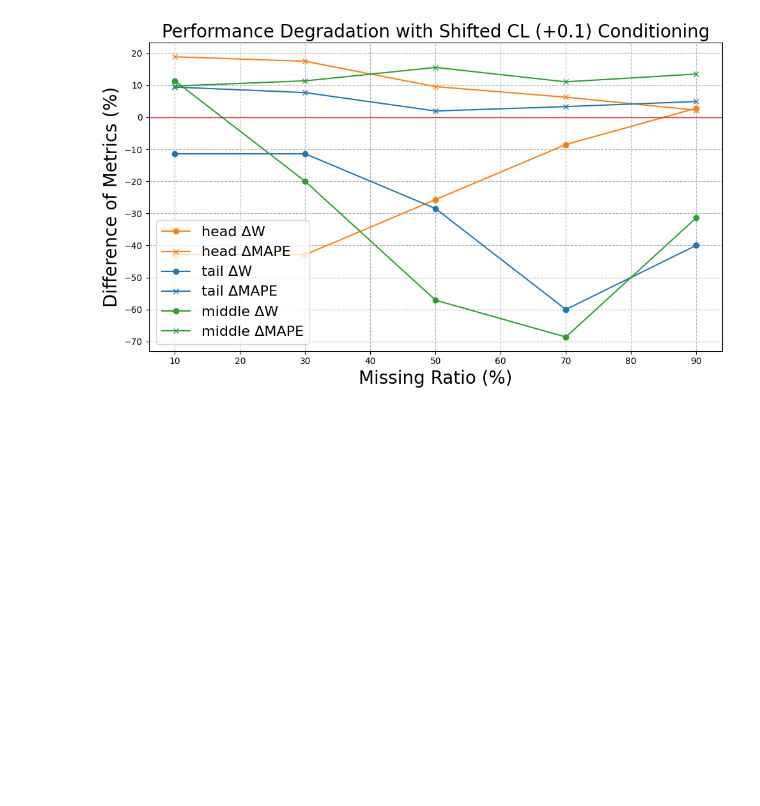
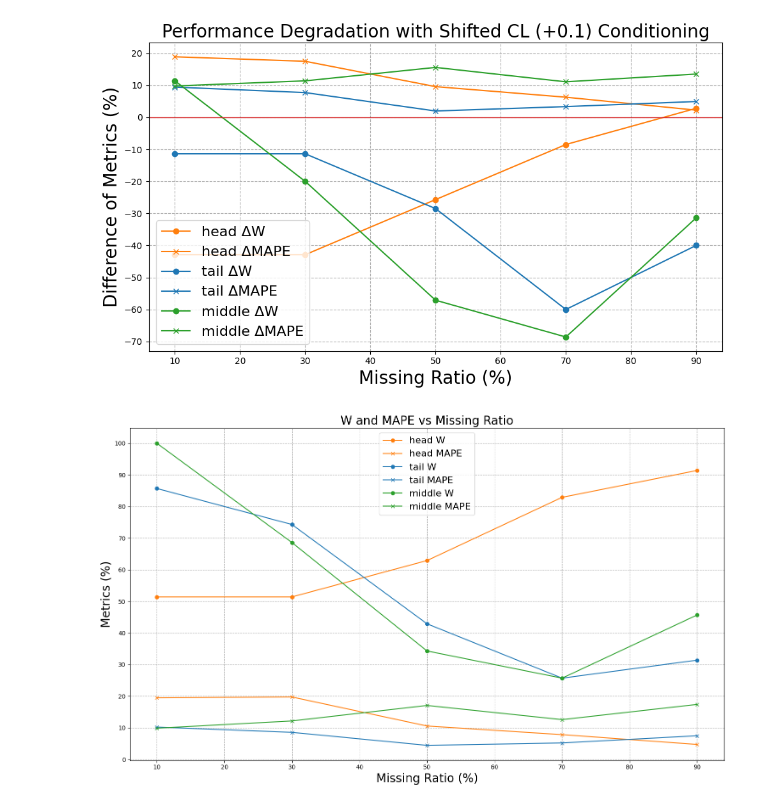
Before and after one commit to Yujin109/airfoil-completion, a Jupyter notebook: notebooks/999_sandbox.ipynb, the cells around one changed output. Saved outputs shown, nothing was run; the diff lists cells and outputs as text; code cells hidden in the pictures; blank space fills up the shorter version.

```diff
--- a/notebooks/999_sandbox.ipynb
+++ b/notebooks/999_sandbox.ipynb
@@ -372,3 +372,48 @@ plt.tight_layout()
 plt.show()
 # %% [output]
 [figure]
+# %%
+import matplotlib.pyplot as plt
+import pandas as pd
+import matplotlib.ticker as mticker  # 追加
+
+# DataFrame はそのまま
+data = {
+    "欠損割合": [10.0, 30.0, 50.0, 70.0, 90.0],
+    "head_W": [51.4, 51.4, 62.9, 82.9, 91.4],
+    "head_MAPE": [19.49, 19.75, 10.57, 7.84, 4.73],
+    "tail_W": [85.7, 74.3, 42.9, 25.7, 31.4],
+    "tail_MAPE": [10.23, 8.56, 4.45, 5.21, 7.48],
+    "middle_W": [100.0, 68.6, 34.3, 25.7, 45.7],
+    "middle_MAPE": [9.87, 12.17, 17.07, 12.59, 17.40],
+}
+df = pd.DataFrame(data)
+
+fig, ax = plt.subplots(figsize=(15, 9))
+
+# --- プロットはそのまま ---
+ax.plot(df["欠損割合"], df["head_W"], label="head W", marker="o", linestyle="-", color="tab:orange")
+ax.plot(df["欠損割合"], df["head_MAPE"], label="head MAPE", marker="x", linestyle="-", color="tab:orange")
+ax.plot(df["欠損割合"], df["tail_W"], label="tail W", marker="o", linestyle="-", color="tab:blue")
+ax.plot(df["欠損割合"], df["tail_MAPE"], label="tail MAPE", marker="x", linestyle="-", color="tab:blue")
+ax.plot(df["欠損割合"], df["middle_W"], label="middle W", marker="o", linestyle="-", color="tab:green")
+ax.plot(df["欠損割合"], df["middle_MAPE"], label="middle MAPE", marker="x", linestyle="-", color="tab:green")
+
+# --- ここから目盛り＆グリッド設定 ---
+ax.xaxis.set_major_locator(mticker.MultipleLocator(10))
+ax.yaxis.set_major_locator(mticker.MultipleLocator(10))
+
+
+# グリッドを表示
+ax.grid(which="major", linestyle="--")
+# ----------------------------------------------------------------
+
+ax.set_title("W and MAPE vs Missing Ratio", fontsize=20)
+ax.set_xlabel("Missing Ratio (%)", fontsize=20)
+ax.set_ylabel("Metrics (%)", fontsize=20)
+ax.legend(fontsize=16)
+
+plt.tight_layout()
+plt.show()
+# %% [output]
+[figure, added]
```
